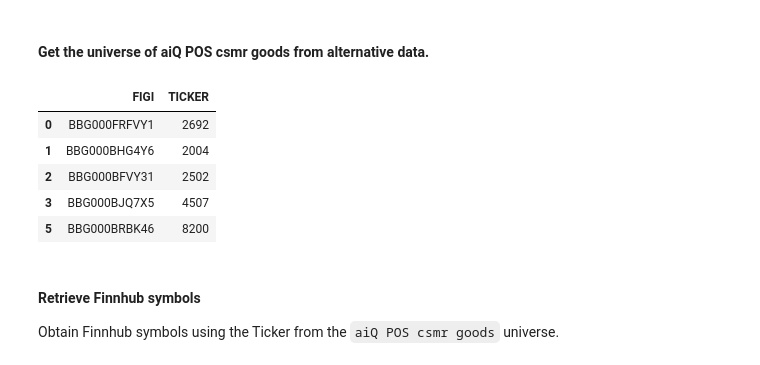
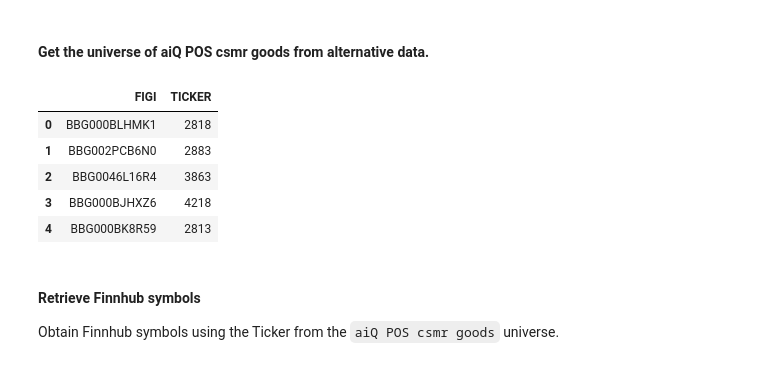
Before and after one commit to aiqindex/sample_notebooks, a Jupyter notebook: components/data_handler.ipynb, the cells around one changed output. Drawn from its saved outputs; the diff is of its cells as text; code cells hidden in the pictures.

```diff
--- a/components/data_handler.ipynb
+++ b/components/data_handler.ipynb
@@ -53,17 +53,20 @@ display(df_symbols_finnhub.head())
 ### Retrieve symbols that exist in both alternative data and Finnhub.
 # %% [markdown]
 #### Get the universe of aiQ POS csmr goods from alternative data.
+# %%
+ENV_DATABSE = 'TRIAL_SNOWFLAKE_DATABASE_AIQ_POS_CSMR_GOODS'
+db_name = os.environ.get(ENV_DATABSE)
 # %%
 sdh = DAL()
-aiq_pos_universe = load_alternative_aiq_pos_csmr_goods_universe(sdh).retrieve()
+aiq_pos_universe = load_alternative_aiq_pos_csmr_goods_universe(sdh, db_name=db_name).retrieve()
 aiq_pos_universe.head()
 # %% [output]
 |  | FIGI | TICKER |
-| 0 | BBG000FRFVY1 | 2692 |
-| 1 | BBG000BHG4Y6 | 2004 |
-| 2 | BBG000BFVY31 | 2502 |
-| 3 | BBG000BJQ7X5 | 4507 |
-| 5 | BBG000BRBK46 | 8200 |
+| 0 | BBG000BLHMK1 | 2818 |
+| 1 | BBG002PCB6N0 | 2883 |
+| 2 | BBG0046L16R4 | 3863 |
+| 3 | BBG000BJHXZ6 | 4218 |
+| 4 | BBG000BK8R59 | 2813 |
 # %% [markdown]
 #### Retrieve Finnhub symbols
 Obtain Finnhub symbols using the Ticker from the `aiQ POS csmr goods` universe.
```
Also changed, not shown: parts of 22 cells of this notebook, 2 other files.
